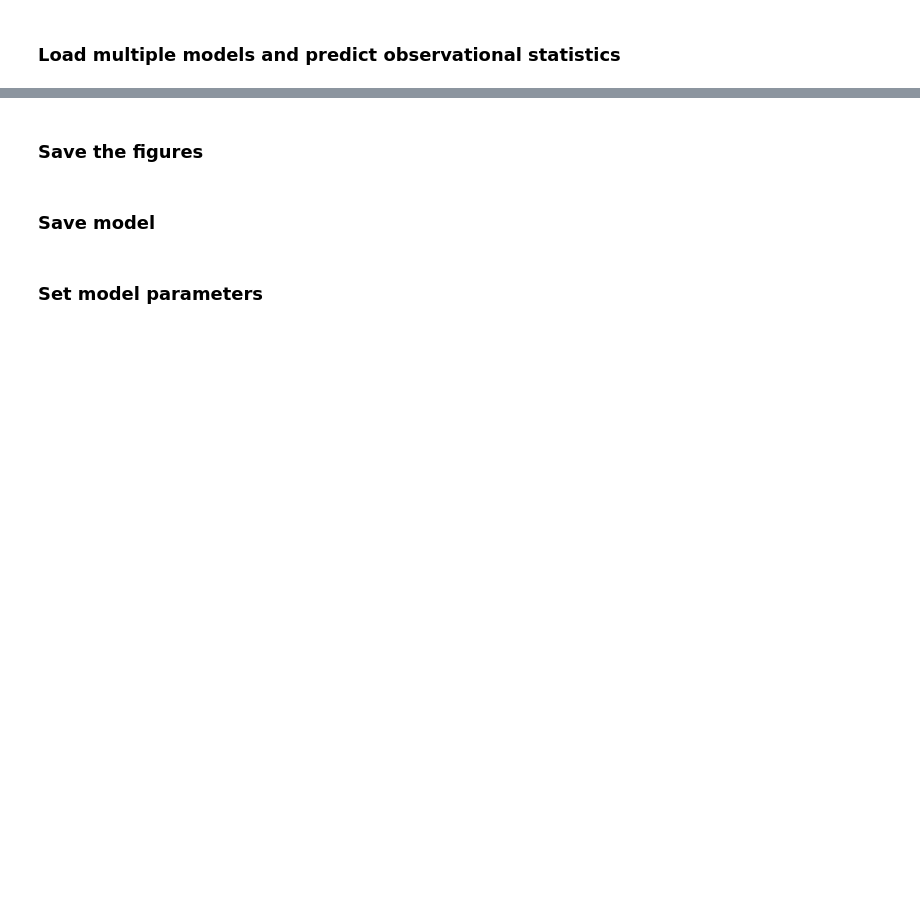
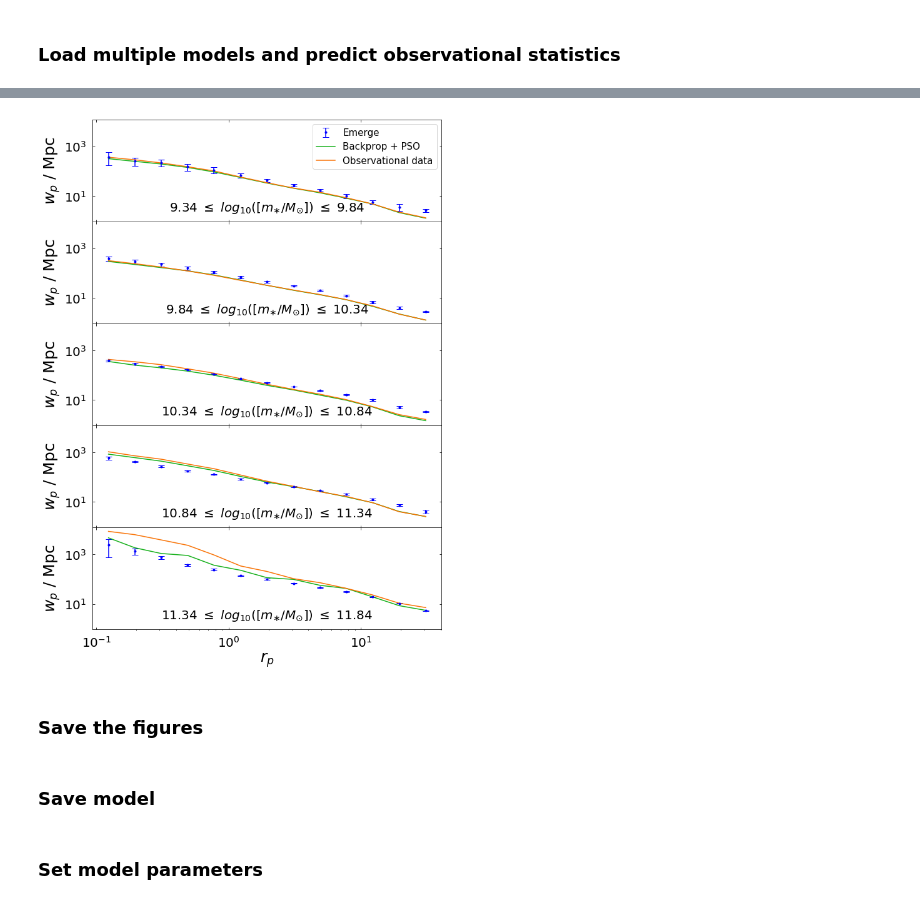
Before and after one commit to magnus-lindstrom/masters-project-galaxy-formation, a Jupyter notebook: code/backpropagation_code/bp_general_purpose_notebook.ipynb, the cells around one changed output, grey strips where cells are left out. Cells and saved outputs as stored; diff of their text form; code cells hidden in the pictures; blank space fills up the shorter version.

```diff
--- a/code/backpropagation_code/bp_general_purpose_notebook.ipynb
+++ b/code/backpropagation_code/bp_general_purpose_notebook.ipynb
@@ -231,3 +215,10 @@ fig_csfrd = get_csfrd_plot_obs([emerge_predictions, predicted_points_2], trainin
+# %%
+stellar_mass_bin_width = 0.2
+fig_wp = get_clustering_plot_obs([emerge_predictions, predicted_points_2], training_data_dict_2,
+                        data_type='train', loss_dict={'stellar_mass_bins': np.arange(7, 12.5, stellar_mass_bin_width)},
+                        model_names=['Emerge', 'Backprop + PSO'], colors=['xkcd:green', 'xkcd:orange'], fontsize=20)
+# %% [output]
+[figure, added]
 # %% [markdown]
 ### Save the figures
 # %%
```
Also changed, not shown: parts of 16 cells of this notebook, 5 other files.
